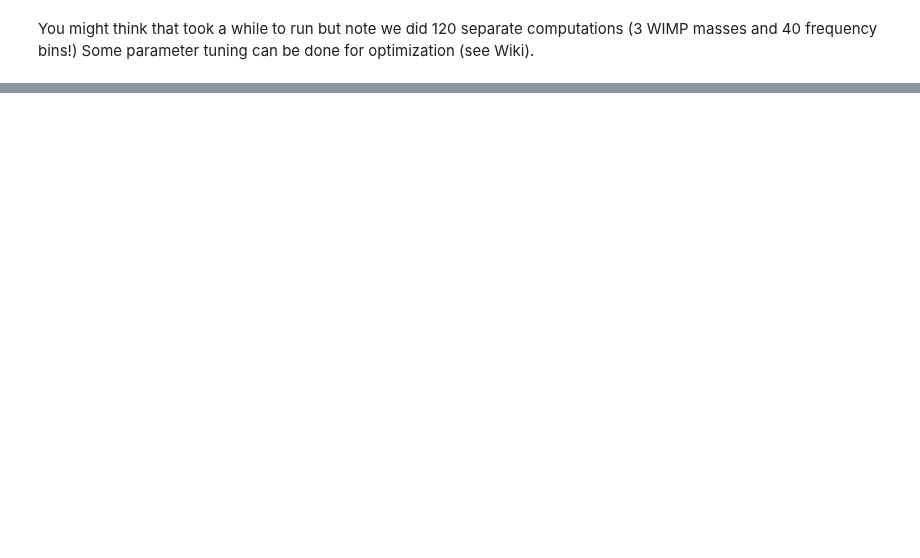
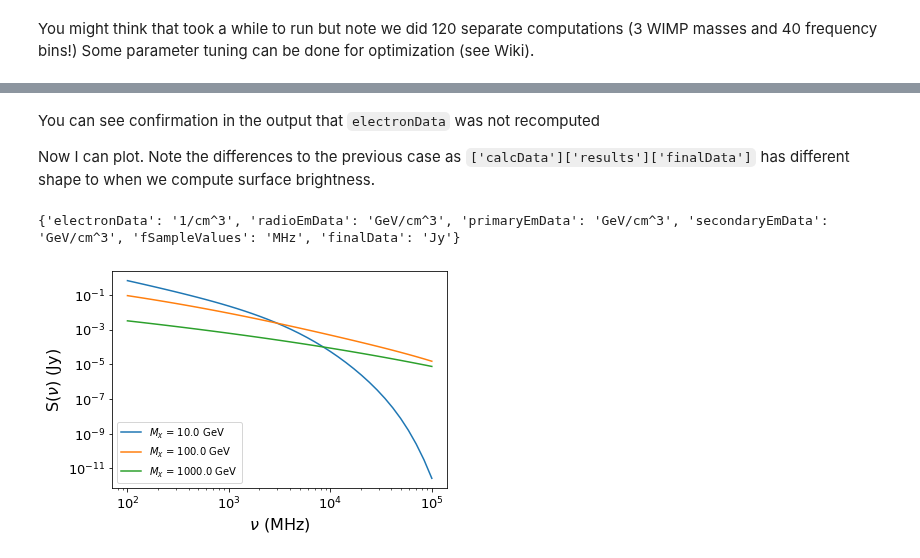
Before and after one commit to Hyperthetical/DarkMatters, a Jupyter notebook: example_coma_cluster.ipynb, the cells around one changed output, grey strips where cells are left out. Drawn from its saved outputs; the diff is of its cells as text; code cells hidden in the pictures; blank space fills up the shorter version.

```diff
--- a/example_coma_cluster.ipynb
+++ b/example_coma_cluster.ipynb
@@ -79,0 +89,4 @@ fitsMap(c,[0.9e3,1.0e3,1.1e3],outputData['calcData'],outputData['haloData'],outp
+# %%
+inData = readDMOutput("coma_bb_mx-10-100-1000GeV_annihilation_nfw_adi-python_dl-104.0Mpc_D0-1e+29_sync_sb.yaml")
+inData['calcData']['calcMode'] = "flux"
+inData['calcData']['calcAngmaxIntegrate'] = 10 #arcmin
@@ -79,0 +103,2 @@ fitsMap(c,[0.9e3,1.0e3,1.1e3],outputData['calcData'],outputData['haloData'],outp
+# %%
+outData = runCalculation(**inData,overWriteElectrons=False,clear="final")
@@ -79,0 +123,19 @@ fitsMap(c,[0.9e3,1.0e3,1.1e3],outputData['calcData'],outputData['haloData'],outp
+# %% [markdown]
+You can see confirmation in the output that `electronData` was not recomputed
+
+Now I can plot. Note the differences to the previous case as `['calcData']['results']['finalData']` has different shape to when we compute surface brightness.
+# %%
+print(outData['calcData']['results']['units'])
+for i in range(len(outData['calcData']['mWIMP'])):
+    plt.plot(outData['calcData']['fSampleValues'],outData['calcData']['results']['finalData'][i],label=r"$M_\chi$ = "+str(outData['calcData']['mWIMP'][i])+" GeV")
+plt.xscale("log")
+plt.yscale("log")
+plt.ylabel(r"S$(\nu)$ (Jy)",fontsize=16)
+plt.xlabel(r"$\nu$ (MHz)",fontsize=16)
+plt.xticks(fontsize=13)
+plt.yticks(fontsize=13)
+plt.legend()
+plt.show()
+# %% [output]
+{'electronData': '1/cm^3', 'radioEmData': 'GeV/cm^3', 'primaryEmData': 'GeV/cm^3', 'secondaryEmData': 'GeV/cm^3', 'fSampleValues': 'MHz', 'finalData': 'Jy'}
+[figure, added]
```
Also changed, not shown: parts of 18 cells of this notebook, 12 other files.
